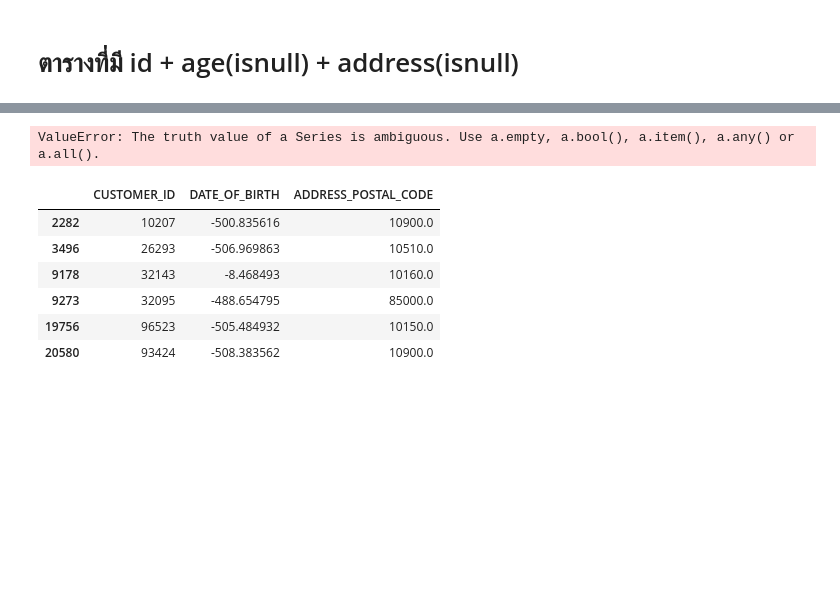
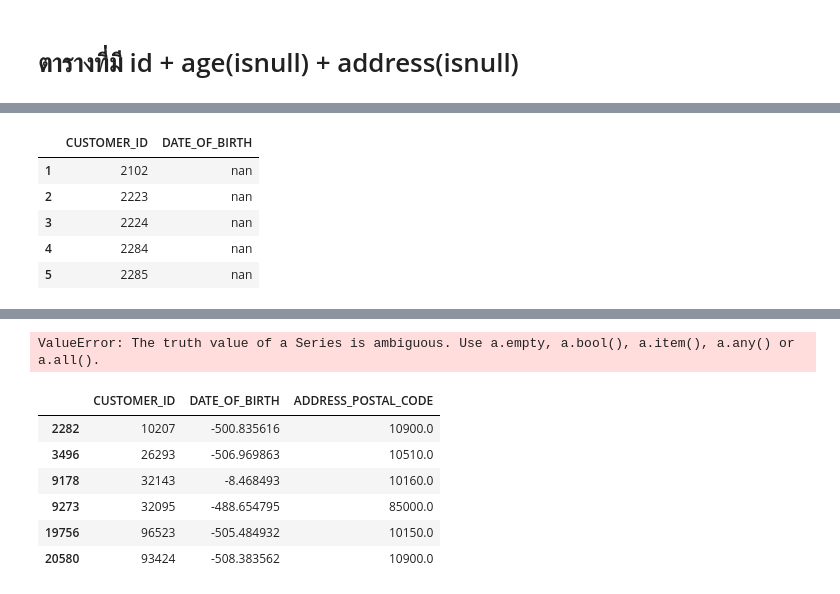
Before and after one commit to Kanbc/recommender-systems, a Jupyter notebook: cleaning/Customer.ipynb, the cells around one changed output, grey strips where cells are left out. Cells and saved outputs as stored; diff of their text form; code cells hidden in the pictures; blank space fills up the shorter version.

```diff
--- a/cleaning/Customer.ipynb
+++ b/cleaning/Customer.ipynb
@@ -284,0 +285,10 @@ table_isnull
+# %%
+table_isnull_age = id_age[id_age['DATE_OF_BIRTH'].isnull()]
+table_isnull_age[:5]
+# %% [output]
+|  | CUSTOMER_ID | DATE_OF_BIRTH |
+| 1 | 2102 | nan |
+| 2 | 2223 | nan |
+| 3 | 2224 | nan |
+| 4 | 2284 | nan |
+| 5 | 2285 | nan |
```
Also changed, not shown: parts of 6 cells of this notebook, 3 other files.
